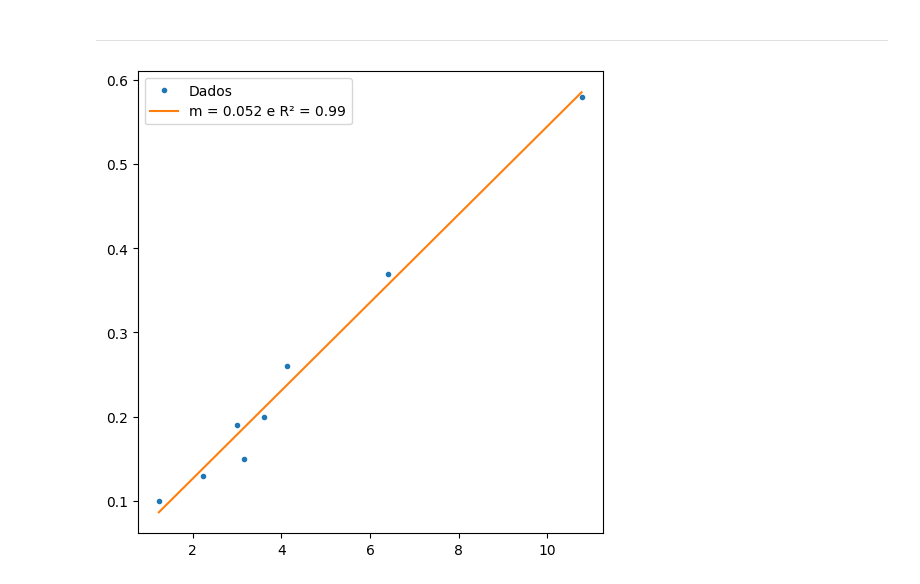
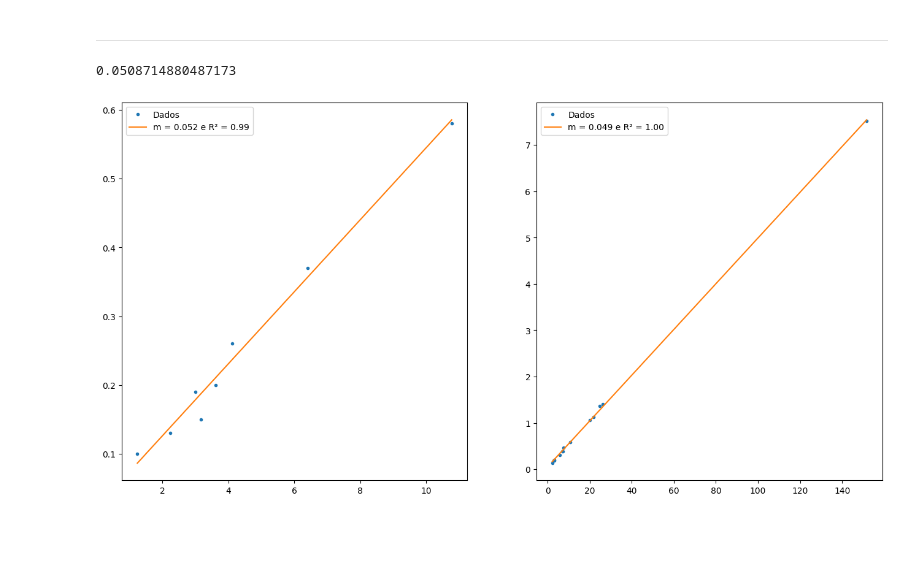
Before and after one commit to lucaspereira1342/Speckle, a Jupyter notebook: speckle_data_reduction.ipynb, the cells around one changed output. Saved outputs shown, nothing was run; the diff lists cells and outputs as text; code cells hidden in the pictures; blank space fills up the shorter version.

```diff
--- a/speckle_data_reduction.ipynb
+++ b/speckle_data_reduction.ipynb
@@ -993,22 +988,43 @@ Plate scale calc
 # %%
 #LE = r"D:\22abr22\LE\LE_image-12283-6146_O-I.fits"
 
 ydata = np.array([0.58, 0.26, 0.13, 0.15, 0.37, 0.10, 0.19, 0.20])
 xdata = np.array([10.77, 4.12, 2.24, 3.16, 6.40, 1.24, 3, 3.61])
 
+ydata_02 = np.array([0.46, 0.39, 0.58, 0.19, 1.06, 0.20, 1.13, 7.52, 1.36, 0.18, 0.13, 0.38, 0.31, 1.40])
+xdata_02 = np.array([7.62, 7.28, 10.7, 3.00, 20.10, 3.16, 21.84, 151.64, 24.76, 3.16, 2.24, 7.07, 5.83, 26.25])
+
 coef, error, r2_score, Fij = linear_regression(xdata, ydata)
+coef_02, error_02, r2_score_02, Fij_02 = linear_regression(xdata_02, ydata_02)
 
 xcalc = np.linspace(xdata.min(), xdata.max(), 100)
 ycalc = Fij(xcalc) @ coef
+
+xcalc_02 = np.linspace(xdata_02.min(), xdata_02.max(), 100)
+ycalc_02 = Fij_02(xcalc_02) @ coef_02
 
 ep = coef[1]
 #seeing_value = seeing(LE, ep)
 #print(f'seeing = {seeing_value:.2f} "/pixel')
 
-plt.figure(figsize=(6, 6))
+ep_02 = coef_02[1]
+#seeing_value = seeing(LE, ep)
+#print(f'seeing = {seeing_value:.2f} "/pixel')
+
+ep_med = (ep + ep_02)/2
+print(ep_med)
+
+plt.figure(figsize=(16, 8))
+plt.subplot(1, 2, 1)
 plt.plot(xdata, ydata, '.', label='Dados')
 plt.plot(xcalc, ycalc, '-', label=f'm = {coef[1]:.3f} e R² = {r2_score:.2f}')
 plt.legend()
+
+plt.subplot(1, 2, 2)
+plt.plot(xdata_02, ydata_02, '.', label='Dados')
+plt.plot(xcalc_02, ycalc_02, '-', label=f'm = {coef_02[1]:.3f} e R² = {r2_score_02:.2f}')
+plt.legend()
 plt.show()
 # %% [output]
+0.0508714880487173
-[figure, old version]
+[figure, new version]
```
Also changed, not shown: parts of 7 cells of this notebook.
